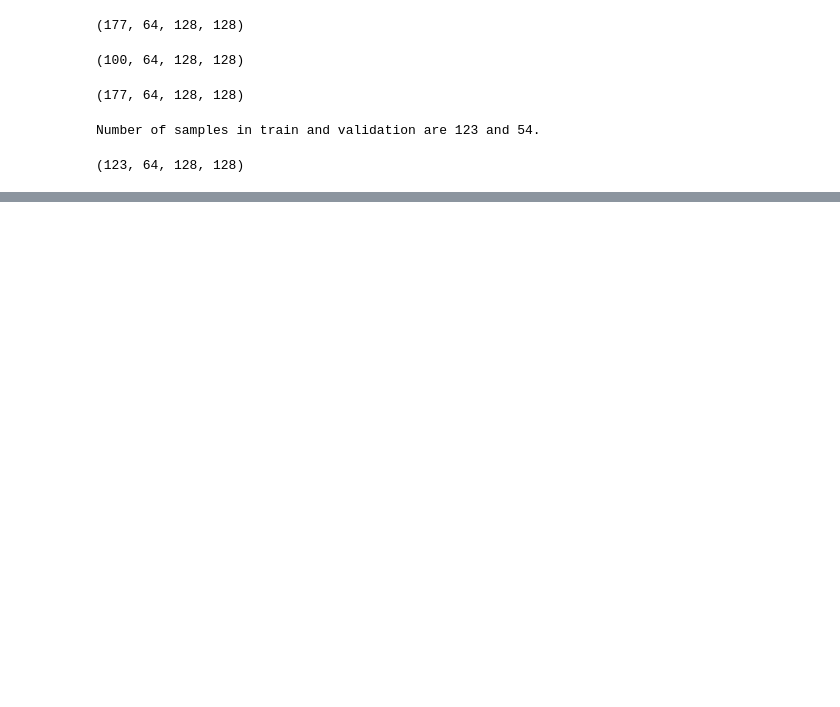
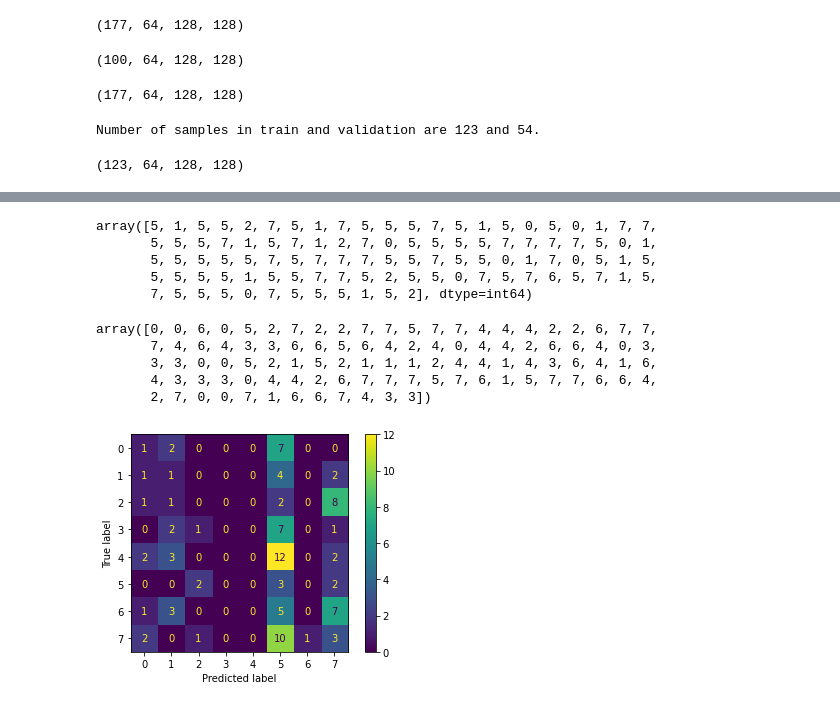
Before and after one commit to jacobo-r/bovine_baseline, a Jupyter notebook: conv3d-baseline.ipynb, the cells around one changed output, grey strips where cells are left out. Drawn from its saved outputs; the diff is of its cells as text; code cells hidden in the pictures; blank space fills up the shorter version.

```diff
--- a/conv3d-baseline.ipynb
+++ b/conv3d-baseline.ipynb
@@ -251,7 +317,7 @@ lr_schedule = keras.optimizers.schedules.ExponentialDecay(
     initial_learning_rate, decay_steps=100000, decay_rate=0.96, staircase=True
 )
 model.compile(
-    loss="binary_crossentropy",
+    loss="sparse_categorical_crossentropy",
     optimizer=keras.optimizers.Adam(learning_rate=lr_schedule),
     metrics=["acc"],
 )
@@ -260,7 +326,7 @@ model.compile(
 checkpoint_cb = keras.callbacks.ModelCheckpoint(
     "3d_image_classification.h5", save_best_only=True
 )
-early_stopping_cb = keras.callbacks.EarlyStopping(monitor="val_acc", patience=15)
+early_stopping_cb = keras.callbacks.EarlyStopping(monitor="val_acc", patience=50)
 
 # Train the model, doing validation at the end of each epoch
 epochs = 100
@@ -287,0 +373,2 @@ for i, metric in enumerate(["acc", "loss"]):
+# %%
+predictions= model.predict(test_dataset,verbose=0)
@@ -287,0 +399,25 @@ for i, metric in enumerate(["acc", "loss"]):
+# %%
+preds = np.argmax(predictions, axis=1)
+preds
+# %% [output]
+array([5, 1, 5, 5, 2, 7, 5, 1, 7, 5, 5, 5, 7, 5, 1, 5, 0, 5, 0, 1, 7, 7,
+       5, 5, 5, 7, 1, 5, 7, 1, 2, 7, 0, 5, 5, 5, 5, 7, 7, 7, 7, 5, 0, 1,
+       5, 5, 5, 5, 5, 7, 5, 7, 7, 7, 5, 5, 7, 5, 5, 0, 1, 7, 0, 5, 1, 5,
+       5, 5, 5, 5, 1, 5, 5, 7, 7, 5, 2, 5, 5, 0, 7, 5, 7, 6, 5, 7, 1, 5,
+       7, 5, 5, 5, 0, 7, 5, 5, 5, 1, 5, 2], dtype=int64)
+# %%
+test_labels
+# %% [output]
+array([0, 0, 6, 0, 5, 2, 7, 2, 2, 7, 7, 5, 7, 7, 4, 4, 4, 2, 2, 6, 7, 7,
+       7, 4, 6, 4, 3, 3, 6, 6, 5, 6, 4, 2, 4, 0, 4, 4, 2, 6, 6, 4, 0, 3,
+       3, 3, 0, 0, 5, 2, 1, 5, 2, 1, 1, 1, 2, 4, 4, 1, 4, 3, 6, 4, 1, 6,
+       4, 3, 3, 3, 0, 4, 4, 2, 6, 7, 7, 7, 5, 7, 6, 1, 5, 7, 7, 6, 6, 4,
+       2, 7, 0, 0, 7, 1, 6, 6, 7, 4, 3, 3])
+# %%
+from sklearn.metrics import confusion_matrix, ConfusionMatrixDisplay
+con_mat = confusion_matrix(test_labels, preds)
+disp = ConfusionMatrixDisplay(confusion_matrix=con_mat)
+disp.plot()
+plt.show()
+# %% [output]
+[figure, added]
```
Also changed, not shown: parts of 19 cells of this notebook, 2 other files.
